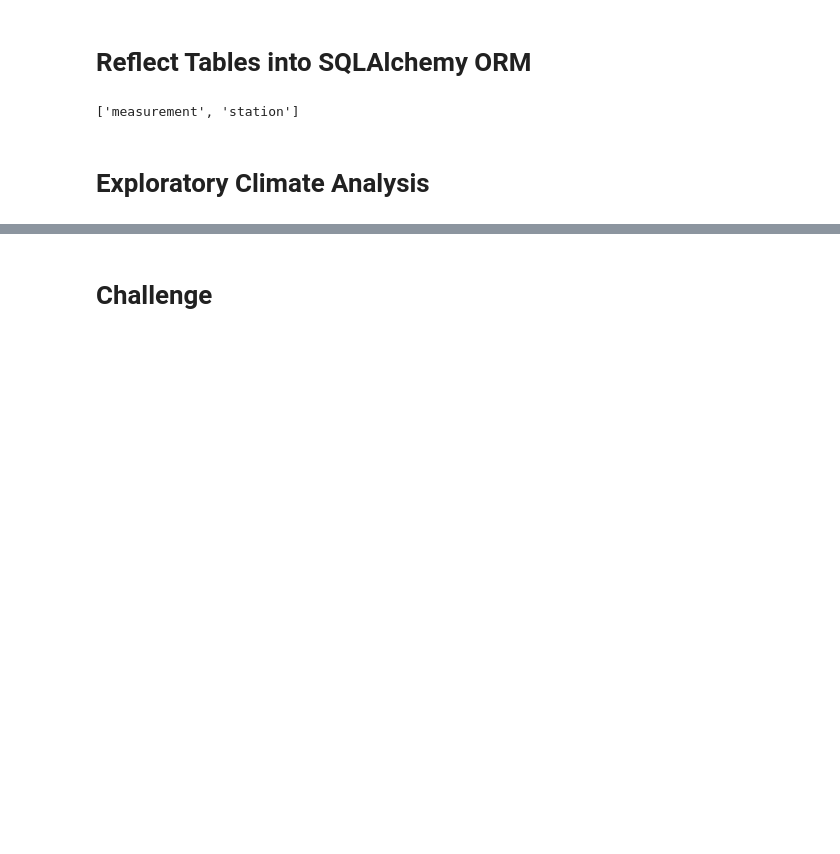
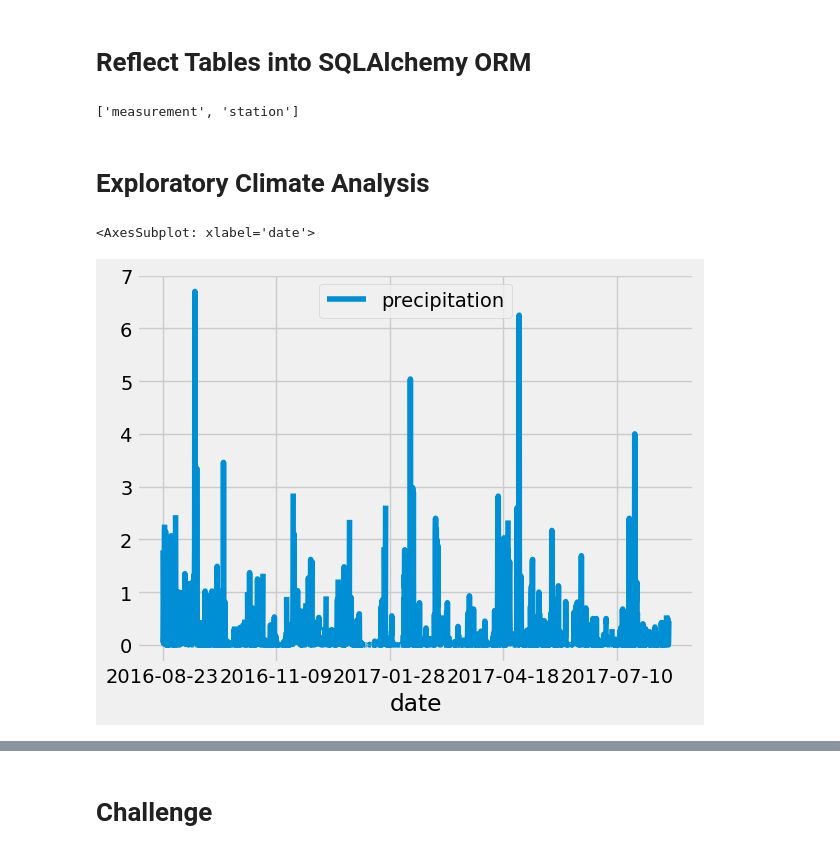
Before and after one commit to ericksonvo/surfs_up, a Jupyter notebook: climate_analysis.ipynb, the cells around one changed output, grey strips where cells are left out. Cells and saved outputs as stored; diff of their text form; code cells hidden in the pictures; blank space fills up the shorter version.

```diff
--- a/climate_analysis.ipynb
+++ b/climate_analysis.ipynb
@@ -43,15 +42,29 @@ session = Session(engine)
 # %%
 # Design a query to retrieve the last 12 months of precipitation data and plot the results.
 #Starting from the last data point in the database.
+## dt.date specifies the date in the format (year, month, day)
+prev_year = dt.date(2017, 8, 23)
+# Calculate the date one year from the last date in data set.
+## - de.timedelta(days=365), lets us trace back a certain number of days, in our case we want a year. so we use 365
+prev_year = dt.date (2017, 8, 23) - dt.timedelta(days=365)
+# Perform a query to retrieve the data and precipitation scores
+## session.query() is how we begin all of our queries.
+results=[]
+results=session.query(Measurement.date, Measurement.prcp).filter(Measurement.date >= prev_year).all()
+# print(results)
+# Save the query results as a Pandas DataFrame and set the index to the date column
+df=pd.DataFrame(results, columns=['date','precipitation'])
+df.set_index(df['date'], inplace=True)
+# print(df.to_string(index=False))
+# Sort the dataframe by date
+## df.sort_index() will sort the datafram by date
+df=df.sort_index()
 
-# Calculate the date one year from the last date in data set.
-
-# Perform a query to retrieve the data and precipitation scores
-
-# Save the query results as a Pandas DataFrame and set the index to the date column
-
-# Sort the dataframe by date
-
+# print(df.to_string(index=False))
 # Use Pandas Plotting with Matplotlib to plot the data
+df.plot()
+# %% [output]
+<AxesSubplot: xlabel='date'>
+[figure, added]
 # %%
 # Use Pandas to calcualte the summary statistics for the precipitation data
```
Also changed, not shown: parts of 2 cells of this notebook.
